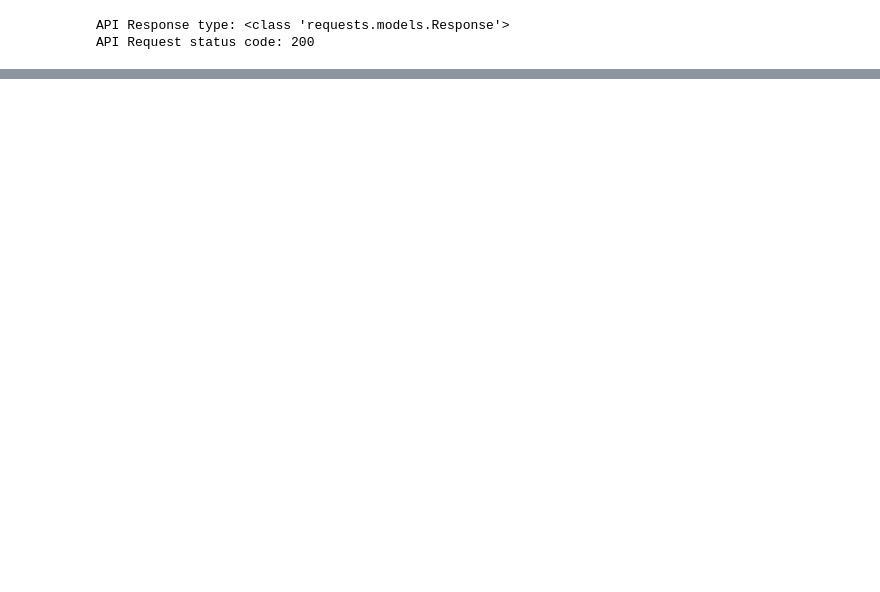
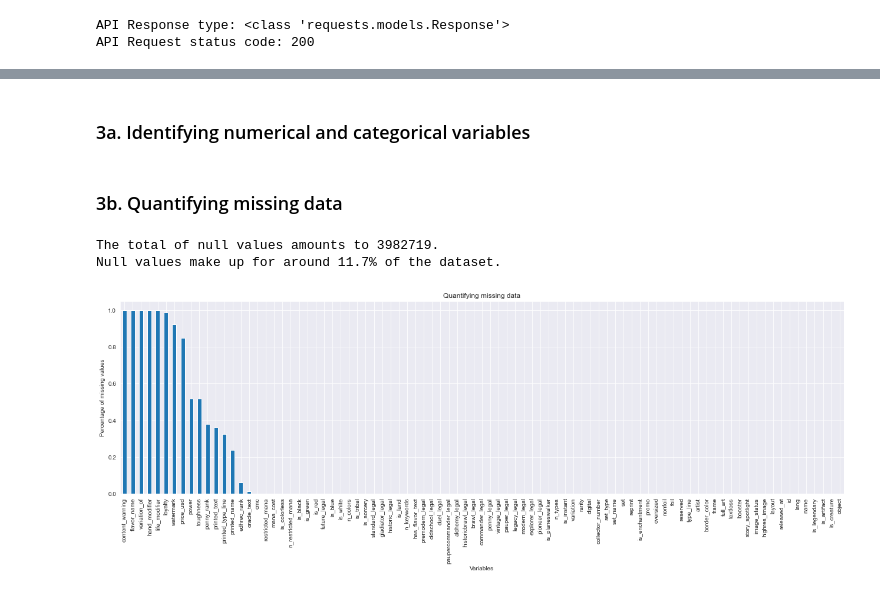
Before and after one commit to LupiVolpi/Magic_the_Gathering, a Jupyter notebook: price_prediction.ipynb, the cells around one changed output, grey strips where cells are left out. Saved outputs shown, nothing was run; the diff lists cells and outputs as text; code cells hidden in the pictures; blank space fills up the shorter version.

```diff
--- a/price_prediction.ipynb
+++ b/price_prediction.ipynb
@@ -1,23 +24,21 @@
 # %%
-import numpy as np
-import re
 %reload_ext autoreload
 %autoreload 2
 
-# API Requests
-import requests
-
-# Request Wrangling
-import os
-from os.path import basename, exists
-import json
-
 # Data wrangling
 import pandas as pd
+pd.set_option("display.max_rows", 100) # Pandas will display 100 DataFrame rows at most.
+pd.set_option("display.max_columns", None) # Pandas won't collapse DataFrame columns visualization.
+pd.set_option("display.max_colwidth", None) # Pandas will display all the information in each column, regardless of how large the values are.
 
 # Data visualization
 import seaborn as sns
+sns.set(rc={'figure.figsize':(22, 6)})
+
 import matplotlib.pyplot as plt
+from matplotlib import rcParams
+rcParams['figure.figsize'] = 22,6
+
 import plotly.express as px
 
 # Machine learning model
@@ -29,7 +50,12 @@ from sklearn.pipeline import Pipeline, make_pipeline
 # Check work
 from sklearn.utils.validation import check_is_fitted
 
-from scryfall_api import ScryfallAPI, ScryfallDataWrangler
+# Personal scripts
+from scryfall_api import ScryfallAPI
+
+# Dash Web Application
+from dash import Input, Output, dcc, html
+from jupyter_dash import JupyterDash
 
 # Supress warnings
 import warnings
@@ -202,0 +82,8 @@ plt.legend();
+# %%
+df = scryfall.wrangler.wrangle(clean=False, create_new_cols=True)
+
+print(f"df shape: {df.shape}")
+print()
+print(df.info())
+print()
+df.head()
@@ -202,0 +114,2 @@ plt.legend();
+# %% [markdown]
+### 3a. Identifying numerical and categorical variables
@@ -202,0 +132,27 @@ plt.legend();
+# %% [markdown]
+### 3b. Quantifying missing data
+# %%
+total_null = (
+    df
+    .isnull()
+    .sum() # Each null observation within each column
+    .sum() # the totals of null observations of each column
+)
+
+null_proportion = total_null / (df.shape[0] * df.shape[1])
+
+print(f"The total of null values amounts to {total_null}.")
+print(f"Null values make up for around {round(null_proportion * 100, 1)}% of the dataset.")
+# %% [output]
+The total of null values amounts to 3982719.
+Null values make up for around 11.7% of the dataset.
+# %%
+df_null_percentages = df.isnull().mean().sort_values(ascending=False)
+
+df_null_percentages.plot.bar(figsize=(22,6))
+
+plt.ylabel('Percentage of missing values')
+plt.xlabel('Variables')
+plt.title('Quantifying missing data');
+# %% [output]
+[figure, added]
```
Also changed, not shown: parts of 57 cells of this notebook, 1 other file.
